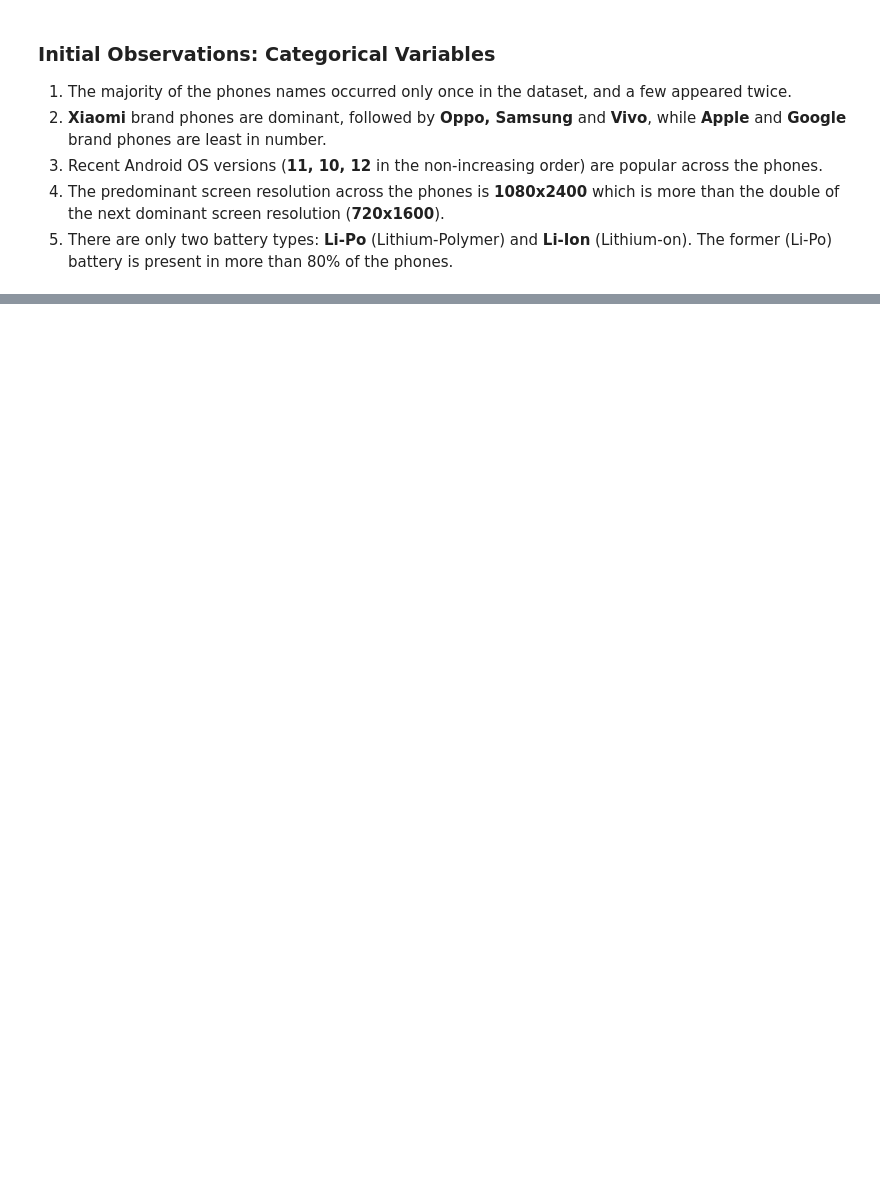
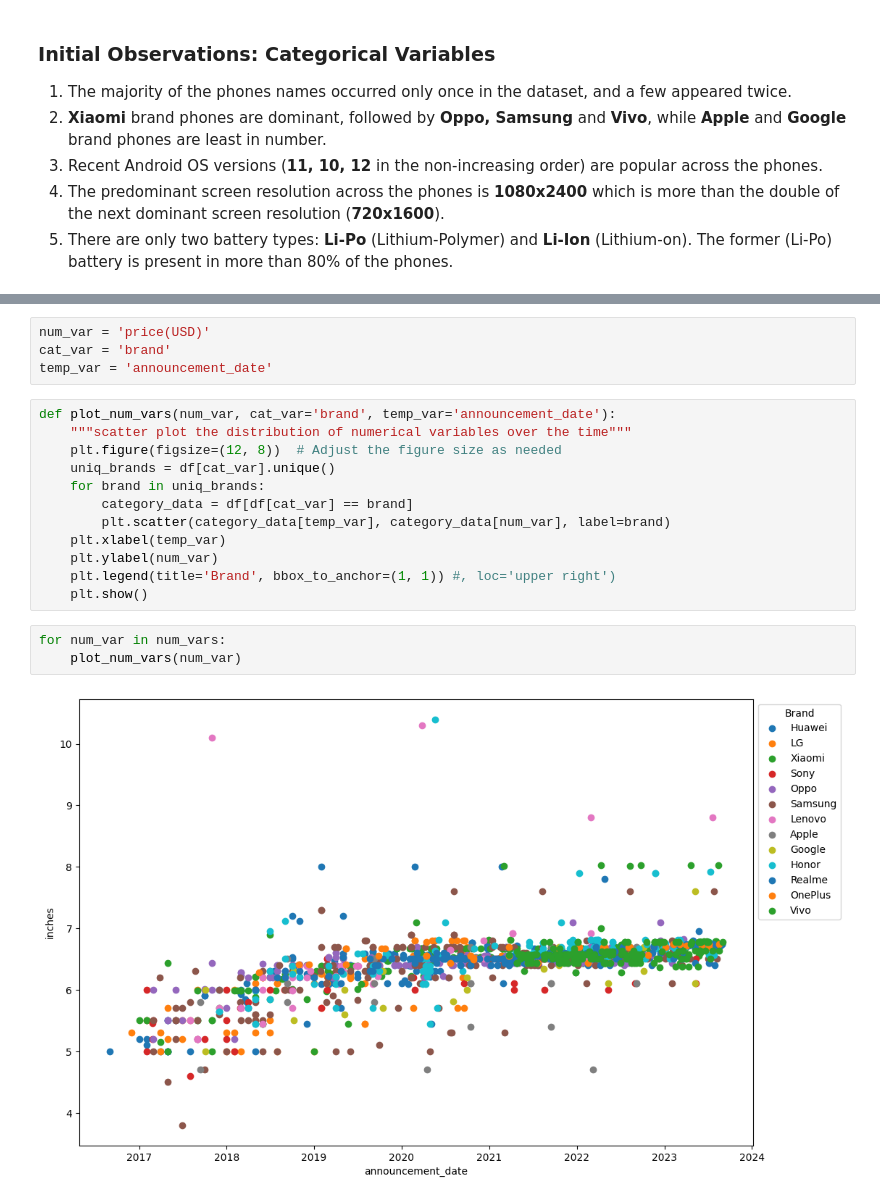
Before and after one commit to sandeep2995/phone_prices, a Jupyter notebook: phone_prices.ipynb, the cells around one changed output, grey strips where cells are left out. Saved outputs shown, nothing was run; the diff lists cells and outputs as text; blank space fills up the shorter version.

```diff
--- a/phone_prices.ipynb
+++ b/phone_prices.ipynb
@@ -107,0 +161,21 @@ for var in cat_vars:
+# %%
+num_var = 'price(USD)'
+cat_var = 'brand'
+temp_var = 'announcement_date'
+# %%
+def plot_num_vars(num_var, cat_var='brand', temp_var='announcement_date'):
+    """scatter plot the distribution of numerical variables over the time"""
+    plt.figure(figsize=(12, 8))  # Adjust the figure size as needed
+    uniq_brands = df[cat_var].unique()
+    for brand in uniq_brands:
+        category_data = df[df[cat_var] == brand]
+        plt.scatter(category_data[temp_var], category_data[num_var], label=brand)
+    plt.xlabel(temp_var)
+    plt.ylabel(num_var)
+    plt.legend(title='Brand', bbox_to_anchor=(1, 1)) #, loc='upper right')
+    plt.show()
+# %%
+for num_var in num_vars:
+    plot_num_vars(num_var)
+# %% [output]
+[figure, added]
```
Also changed, not shown: parts of 10 cells of this notebook.
